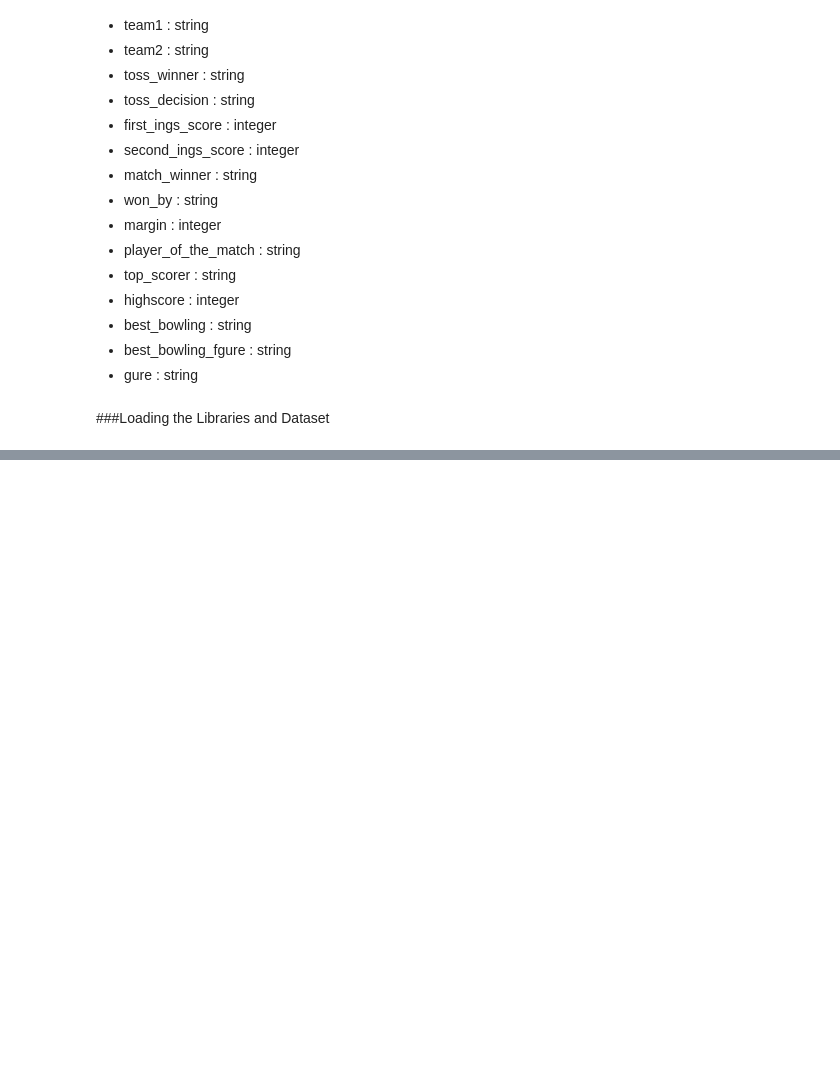
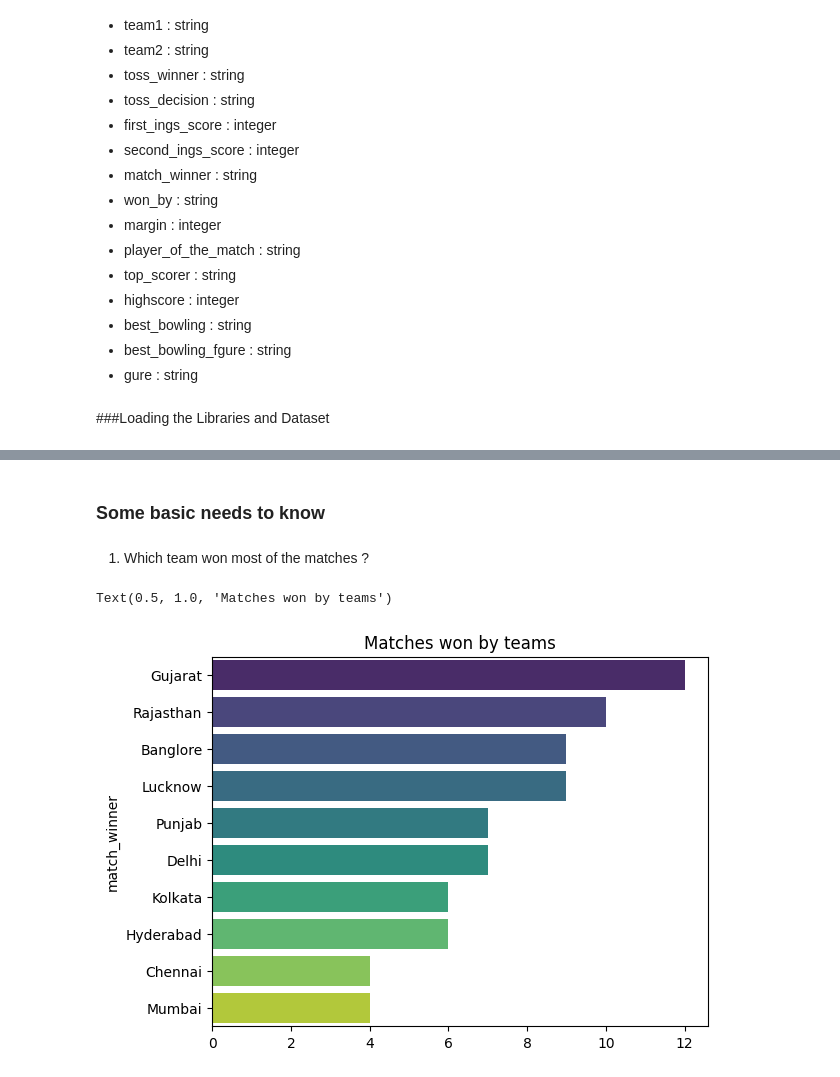
Before and after one commit to Soumyadip778/Data_Visualization-, a Jupyter notebook: IPL_Capstone_Project/IPL_project.ipynb, the cells around one changed output, grey strips where cells are left out. Drawn from its saved outputs; the diff is of its cells as text; code cells hidden in the pictures; blank space fills up the shorter version.

```diff
--- a/IPL_Capstone_Project/IPL_project.ipynb
+++ b/IPL_Capstone_Project/IPL_project.ipynb
@@ -47,0 +102,11 @@ df.head()
+# %% [markdown]
+### Some basic needs to know
+# %% [markdown]
+1. Which team won most of the matches ?
+# %%
+match_wins = df['match_winner'].value_counts()
+sns.barplot(x = match_wins.values  , y = match_wins.index , palette = 'viridis' )
+plt.title("Matches won by teams")
+# %% [output]
+Text(0.5, 1.0, 'Matches won by teams')
+[figure, added]
```
Also changed, not shown: parts of 24 cells of this notebook.
